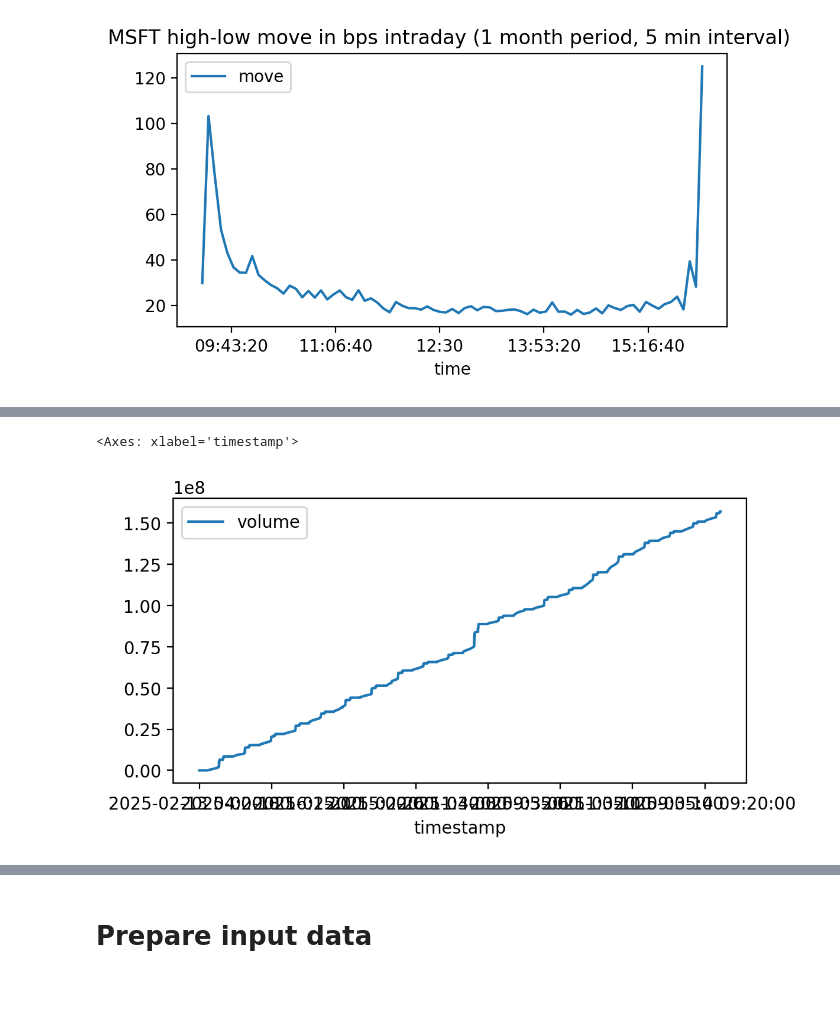
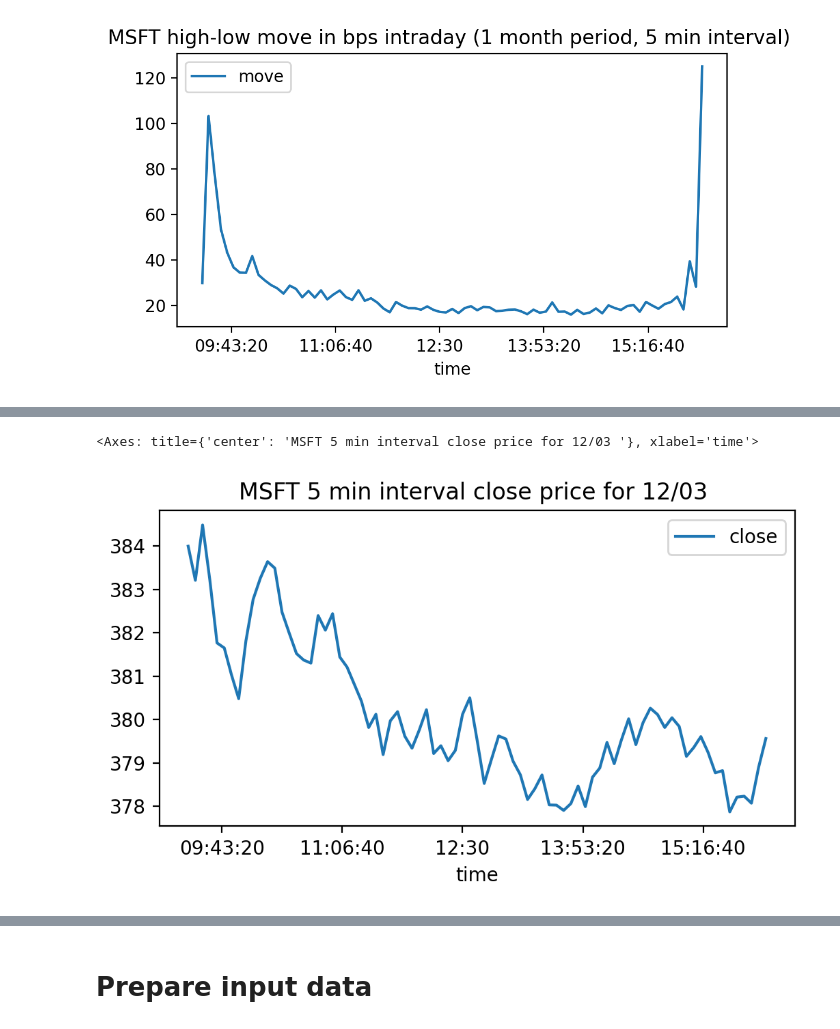
Before and after one commit to upadhyayvivek/MosekPortOpt, a Jupyter notebook: python/notebooks-colab/ch6_transaction_cost.ipynb, the cells around one changed output, grey strips where cells are left out. Cells and saved outputs as stored; diff of their text form; code cells hidden in the pictures; blank space fills up the shorter version.

```diff
--- a/python/notebooks-colab/ch6_transaction_cost.ipynb
+++ b/python/notebooks-colab/ch6_transaction_cost.ipynb
@@ -170,2 +148,0 @@ pp
-# %%
-df.iloc[::-1].set_index('timestamp')[['volume']].cumsum()[:-20]
@@ -191,5 +149,7 @@ df.iloc[::-1].set_index('timestamp')[['volume']].cumsum()[:-20]
-# %%
-df.iloc[::-1].set_index('timestamp')[['volume']].cumsum().plot(figsize=(6,3))
-# %% [output]
-<Axes: xlabel='timestamp'>
-[figure, removed]
+# %%
+latest = df.date.unique()[1]
+# %%
+df[df['date'] == latest].set_index('time')[['close']].iloc[::-1][64:-47].plot(figsize=(6,3),title='MSFT 5 min interval close price for 12/03 ')
+# %% [output]
+<Axes: title={'center': 'MSFT 5 min interval close price for 12/03 '}, xlabel='time'>
+[figure, added]
```
Also changed, not shown: parts of 4 cells of this notebook.
